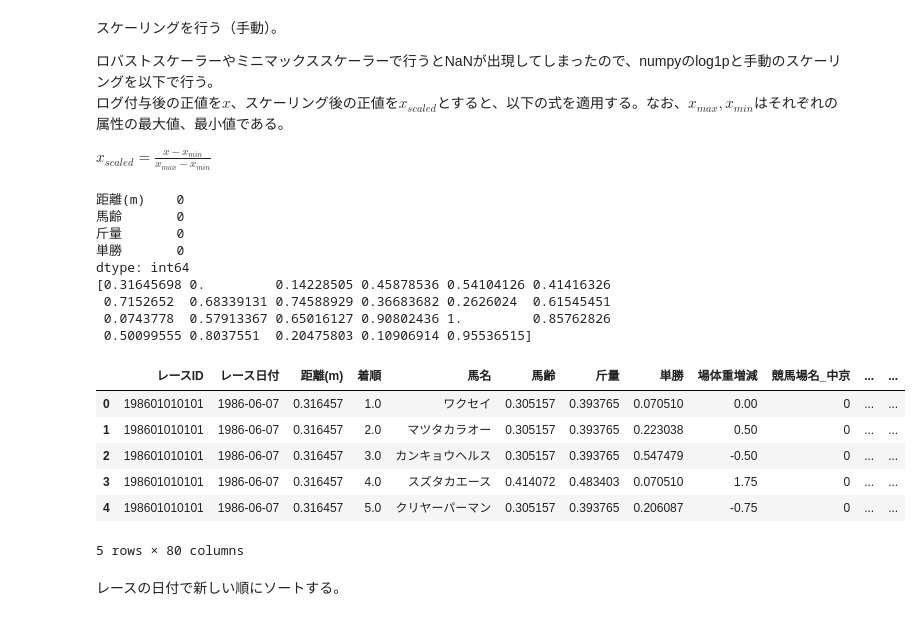
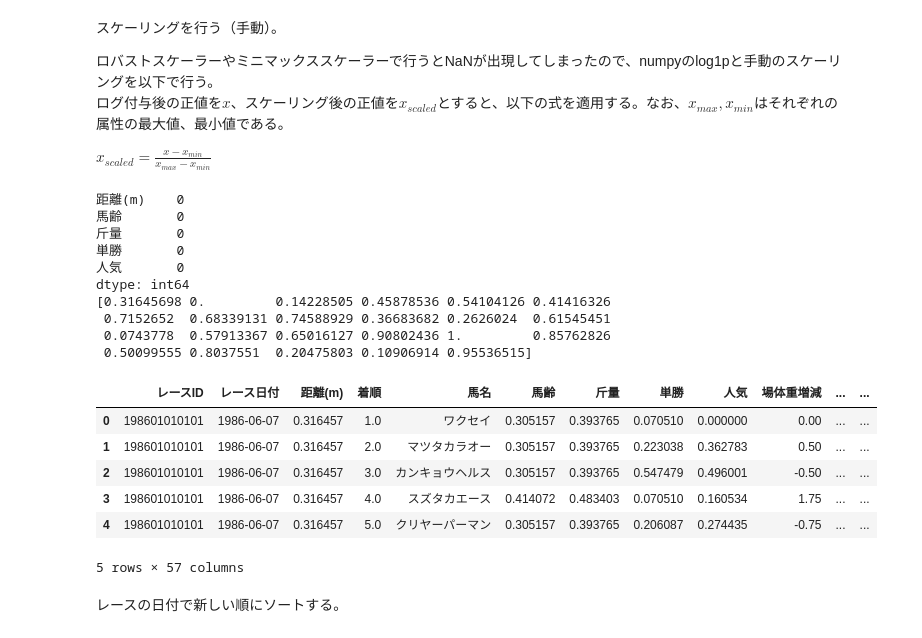
Before and after one commit to HiranoAkihiro/Horse_Racing, a Jupyter notebook: data_preparation.ipynb, the cells around one changed output. Saved outputs shown, nothing was run; the diff lists cells and outputs as text; code cells hidden in the pictures.

```diff
--- a/data_preparation.ipynb
+++ b/data_preparation.ipynb
@@ -199,7 +193,7 @@ See the caveats in the documentation: https://pandas.pydata.org/pandas-docs/stab
 # %% [markdown]
 カテゴリ変数のone-hotエンコーディングの実行
 # %%
-categorical_columns = ['競馬場名', 'リステッド・重賞競走', '右左回り・直線区分', '馬場状態1', '馬番', '人気']
+categorical_columns = ['競馬場名', 'リステッド・重賞競走', '右左回り・直線区分', '馬場状態1', '馬番']
 df_encoded = pd.get_dummies(df_race_result, columns=categorical_columns)
 bool_cols = df_encoded.select_dtypes(include='bool').columns
 df_encoded[bool_cols] = df_encoded[bool_cols].astype(int)
@@ -240,41 +230,42 @@ Index(['レースID', 'レース日付', '距離(m)', '着順', '馬名', '馬
 $x_{scaled}=\frac{x-x_{min}}{x_{max}-x_{min}}$
 # %%
 scaler = RobustScaler()
-real_valued_columns = ['距離(m)', '馬齢', '斤量', '単勝']
+real_valued_columns = ['距離(m)', '馬齢', '斤量', '単勝', '人気']
 real_valued_data = np.log1p(df_race_result[real_valued_columns])
 df_race_result['場体重増減'] = scaler.fit_transform(df_race_result[['場体重増減']])
 scaled_real_valued_df = pd.DataFrame(real_valued_data, columns=real_valued_columns)
 df_race_result[real_valued_columns] = scaled_real_valued_df[real_valued_columns]
 min_vals = df_race_result[real_valued_columns].min()
 max_vals = df_race_result[real_valued_columns].max()
 diff_vals = max_vals - min_vals
 scaled_data = (df_race_result[real_valued_columns] - min_vals) / diff_vals
 df_race_result[real_valued_columns] = scaled_data
 num_nan = df_race_result[real_valued_columns].isnull().sum()
 distance = df_race_result['距離(m)'].unique()
 print(num_nan)
 print(distance)
 # print(min_vals)
 # print(max_vals)
 # print(diff_vals)
 df_race_result.head()
 # %% [output]
 距離(m)    0
 馬齢       0
 斤量       0
 単勝       0
+人気       0
 dtype: int64
 [0.31645698 0.         0.14228505 0.45878536 0.54104126 0.41416326
  0.7152652  0.68339131 0.74588929 0.36683682 0.2626024  0.61545451
  0.0743778  0.57913367 0.65016127 0.90802436 1.         0.85762826
  0.50099555 0.8037551  0.20475803 0.10906914 0.95536515]
-|  | レースID | レース日付 | 距離(m) | 着順 | 馬名 | 馬齢 | 斤量 | 単勝 | 場体重増減 | 競馬場名_中京 | ... | ... |
-| 0 | 198601010101 | 1986-06-07 | 0.316457 | 1.0 | ワクセイ | 0.305157 | 0.393765 | 0.070510 | 0.00 | 0 | ... | ... |
-| 1 | 198601010101 | 1986-06-07 | 0.316457 | 2.0 | マツタカラオー | 0.305157 | 0.393765 | 0.223038 | 0.50 | 0 | ... | ... |
-| 2 | 198601010101 | 1986-06-07 | 0.316457 | 3.0 | カンキョウヘルス | 0.305157 | 0.393765 | 0.547479 | -0.50 | 0 | ... | ... |
-| 3 | 198601010101 | 1986-06-07 | 0.316457 | 4.0 | スズタカエース | 0.414072 | 0.483403 | 0.070510 | 1.75 | 0 | ... | ... |
-| 4 | 198601010101 | 1986-06-07 | 0.316457 | 5.0 | クリヤーパーマン | 0.305157 | 0.393765 | 0.206087 | -0.75 | 0 | ... | ... |
+|  | レースID | レース日付 | 距離(m) | 着順 | 馬名 | 馬齢 | 斤量 | 単勝 | 人気 | 場体重増減 | ... | ... |
+| 0 | 198601010101 | 1986-06-07 | 0.316457 | 1.0 | ワクセイ | 0.305157 | 0.393765 | 0.070510 | 0.000000 | 0.00 | ... | ... |
+| 1 | 198601010101 | 1986-06-07 | 0.316457 | 2.0 | マツタカラオー | 0.305157 | 0.393765 | 0.223038 | 0.362783 | 0.50 | ... | ... |
+| 2 | 198601010101 | 1986-06-07 | 0.316457 | 3.0 | カンキョウヘルス | 0.305157 | 0.393765 | 0.547479 | 0.496001 | -0.50 | ... | ... |
+| 3 | 198601010101 | 1986-06-07 | 0.316457 | 4.0 | スズタカエース | 0.414072 | 0.483403 | 0.070510 | 0.160534 | 1.75 | ... | ... |
+| 4 | 198601010101 | 1986-06-07 | 0.316457 | 5.0 | クリヤーパーマン | 0.305157 | 0.393765 | 0.206087 | 0.274435 | -0.75 | ... | ... |
-5 rows × 80 columns
+5 rows × 57 columns
 # %% [markdown]
 レースの日付で新しい順にソートする。
 # %%
```
Also changed, not shown: parts of 5 cells of this notebook.
